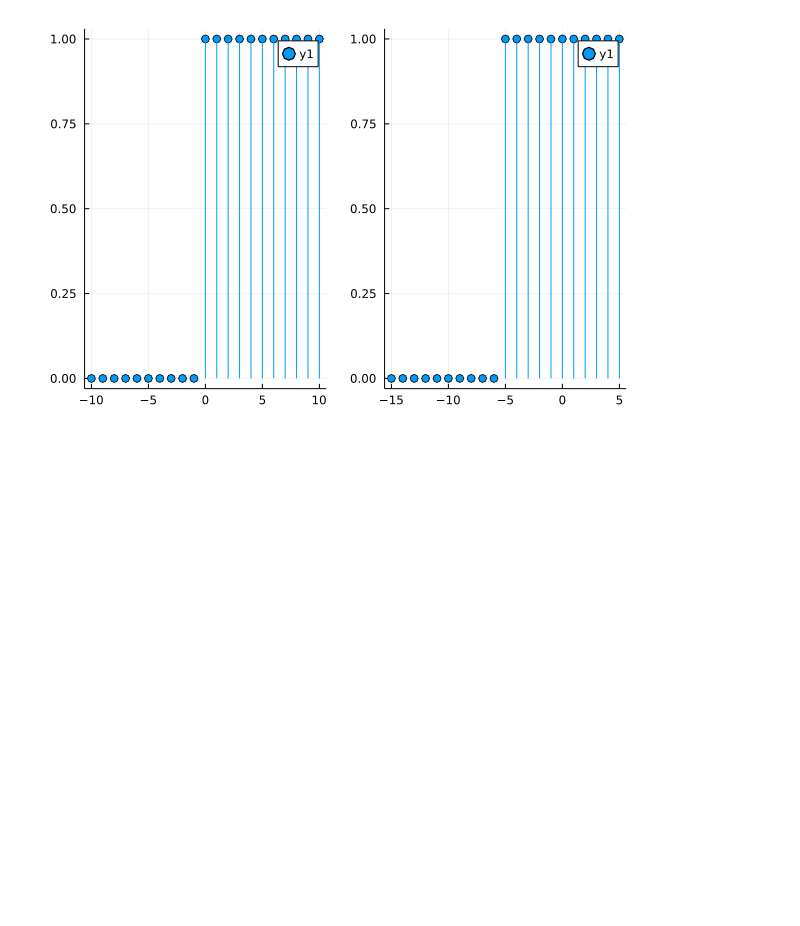
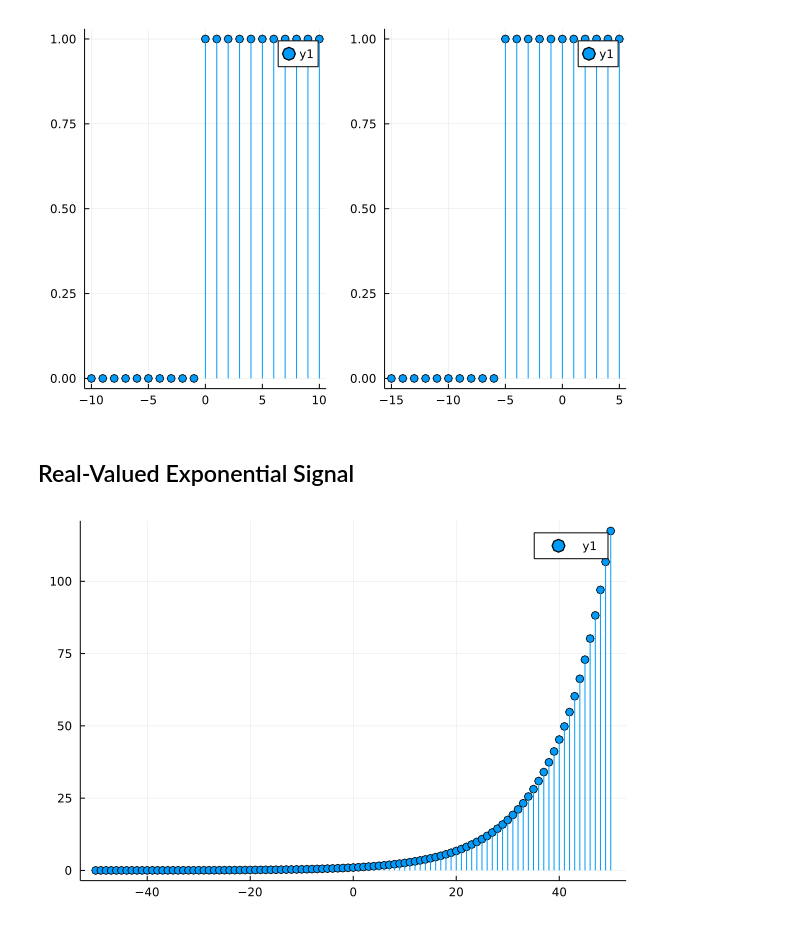
Before and after one commit to gjunqueira-sys/MySignalProcessing.jl, a Jupyter notebook: src/sketch.ipynb, the cells around one changed output. Cells and saved outputs as stored; diff of their text form; code cells hidden in the pictures; blank space fills up the shorter version.

Commit message:
added real-valued exponential signal

```diff
--- a/src/sketch.ipynb
+++ b/src/sketch.ipynb
@@ -52,3 +52,11 @@ p2 = plot(sshifted.n, sshifted.A, line =:stem, marker=:o)
 plot(p1,p2, layout=(1,2))
 # %% [output]
 [figure]
+# %% [markdown]
+## Real-Valued Exponential Signal
+# %%
+s = realexp(1.1, -50, 50);
+# %%
+plot(s.n, s.A, line =:stem, marker=:o)
+# %% [output]
+[figure, added]
```
Also changed, not shown: parts of 2 cells of this notebook, 1 other file.
